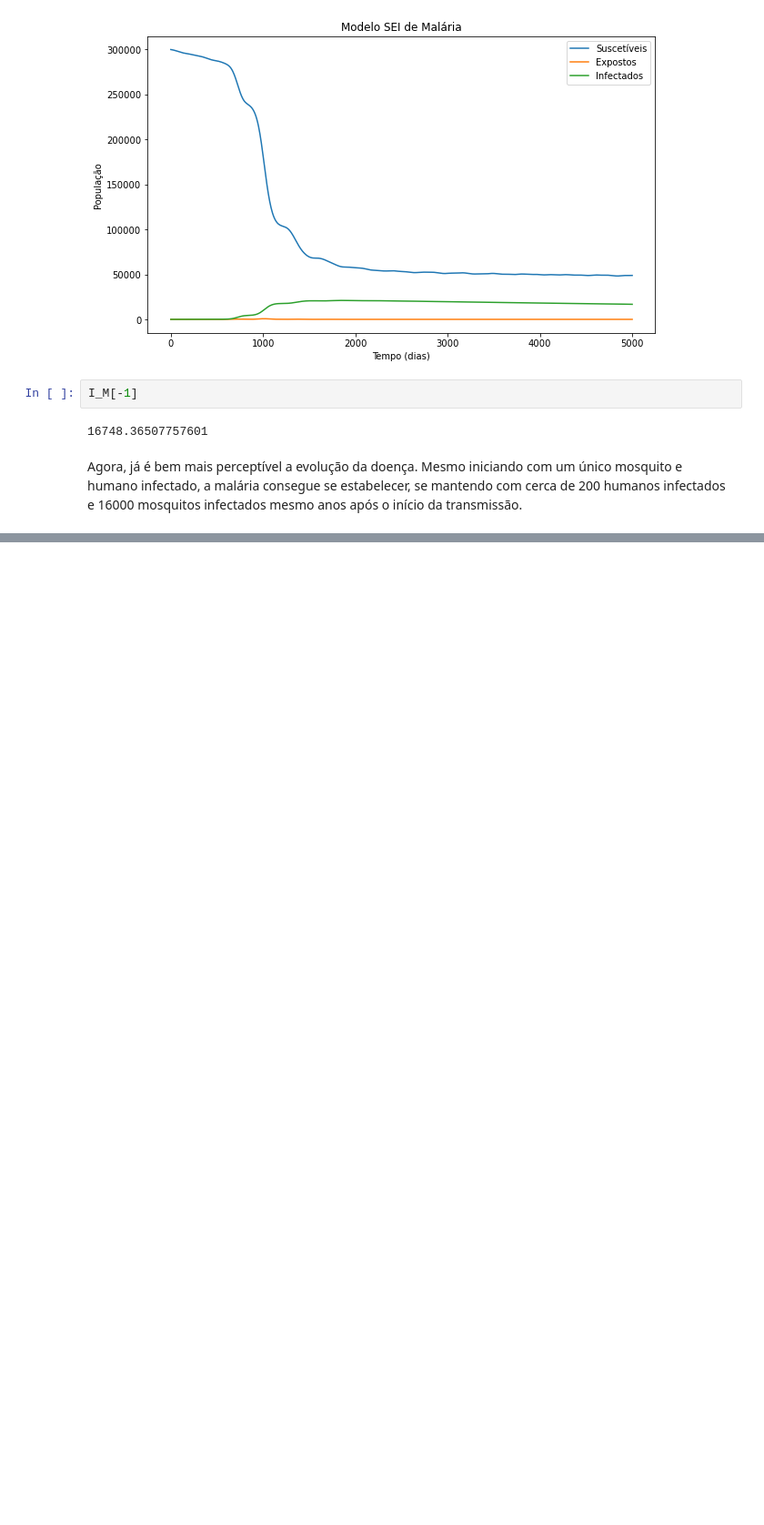
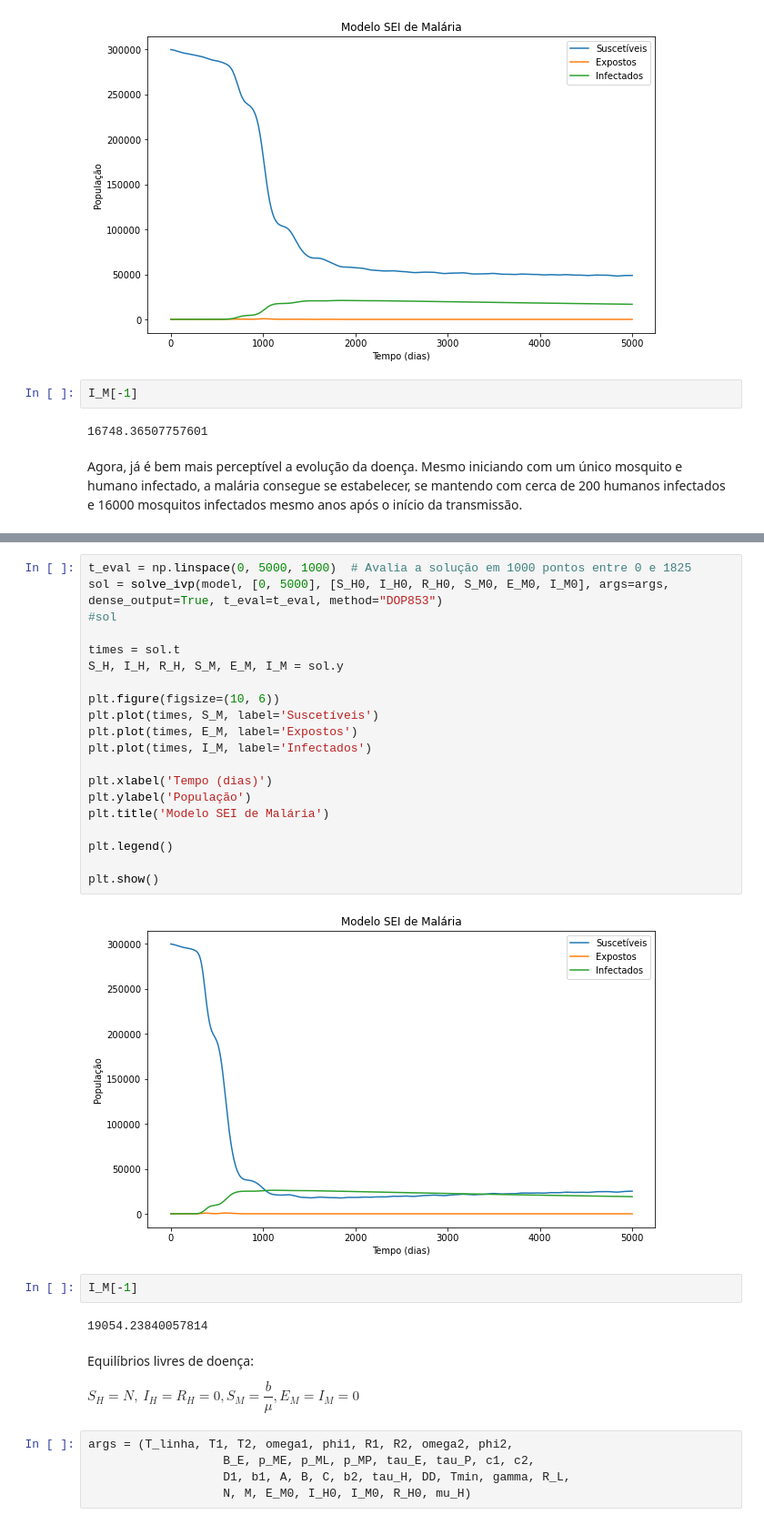
Before and after one commit to RaphaLevy/TCC, a Jupyter notebook: Modelagem_com_Dinamica_Pop/Modelagem_com_Entrada_Populacional.ipynb, the cells around one changed output, grey strips where cells are left out. Shown at 91% size. Cells and saved outputs as stored; diff of their text form; blank space fills up the shorter version.

```diff
--- a/Modelagem_com_Dinamica_Pop/Modelagem_com_Entrada_Populacional.ipynb
+++ b/Modelagem_com_Dinamica_Pop/Modelagem_com_Entrada_Populacional.ipynb
@@ -963,0 +1064,35 @@ Agora, já é bem mais perceptível a evolução da doença. Mesmo iniciando com
+# %%
+t_eval = np.linspace(0, 5000, 1000)  # Avalia a solução em 1000 pontos entre 0 e 1825
+sol = solve_ivp(model, [0, 5000], [S_H0, I_H0, R_H0, S_M0, E_M0, I_M0], args=args, dense_output=True, t_eval=t_eval, method="DOP853")
+#sol
+
+times = sol.t
+S_H, I_H, R_H, S_M, E_M, I_M = sol.y
+
+plt.figure(figsize=(10, 6))
+plt.plot(times, S_M, label='Suscetíveis')
+plt.plot(times, E_M, label='Expostos')
+plt.plot(times, I_M, label='Infectados')
+
+plt.xlabel('Tempo (dias)')
+plt.ylabel('População')
+plt.title('Modelo SEI de Malária')
+
+plt.legend()
+
+plt.show()
+# %% [output]
+[figure, added]
+# %%
+I_M[-1]
+# %% [output]
+19054.23840057814
+# %% [markdown]
+Equilíbrios livres de doença:
+
+$S_H = N, \ I_H=R_H = 0, S_M = \dfrac{b}{\mu}, E_M = I_M = 0$
+# %%
+args = (T_linha, T1, T2, omega1, phi1, R1, R2, omega2, phi2,
+                   B_E, p_ME, p_ML, p_MP, tau_E, tau_P, c1, c2,
+                   D1, b1, A, B, C, b2, tau_H, DD, Tmin, gamma, R_L,
+                   N, M, E_M0, I_H0, I_M0, R_H0, mu_H)
```
Also changed, not shown: parts of 22 cells of this notebook.
